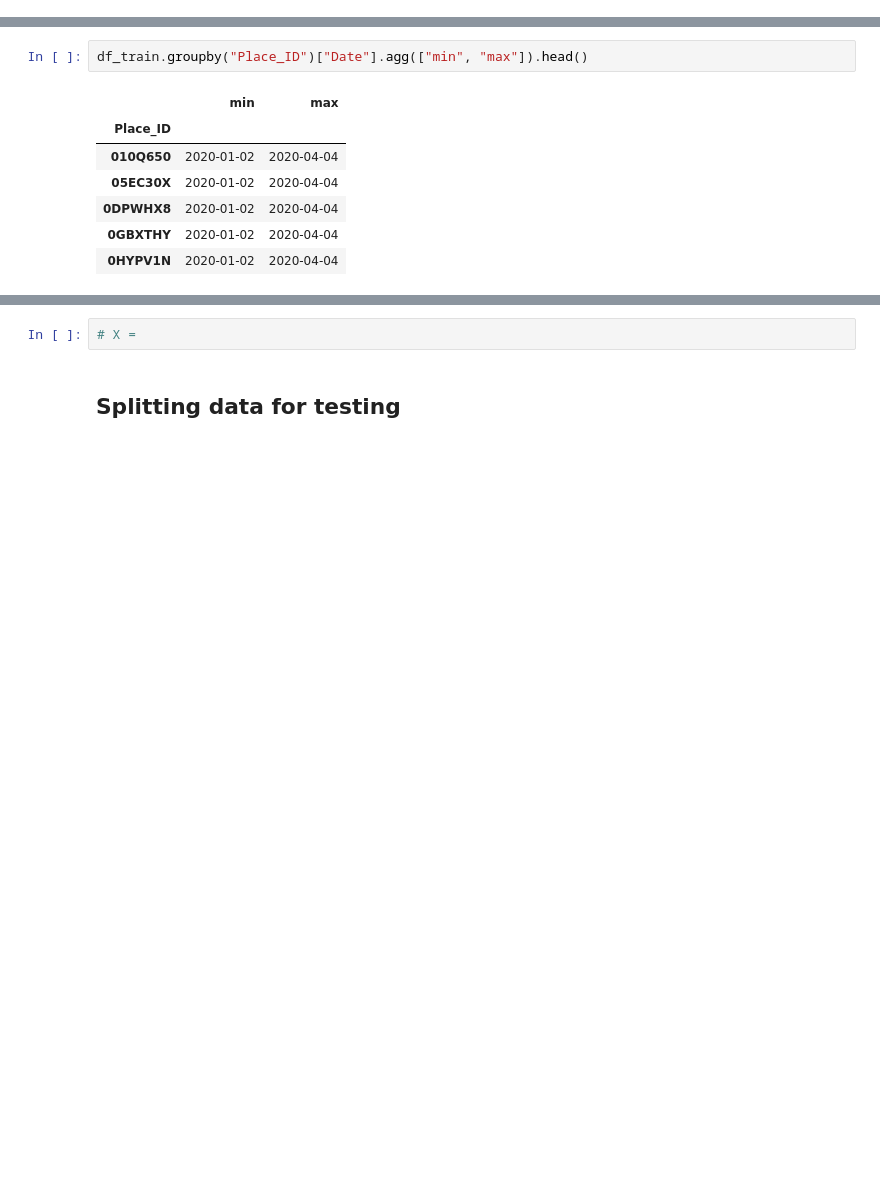
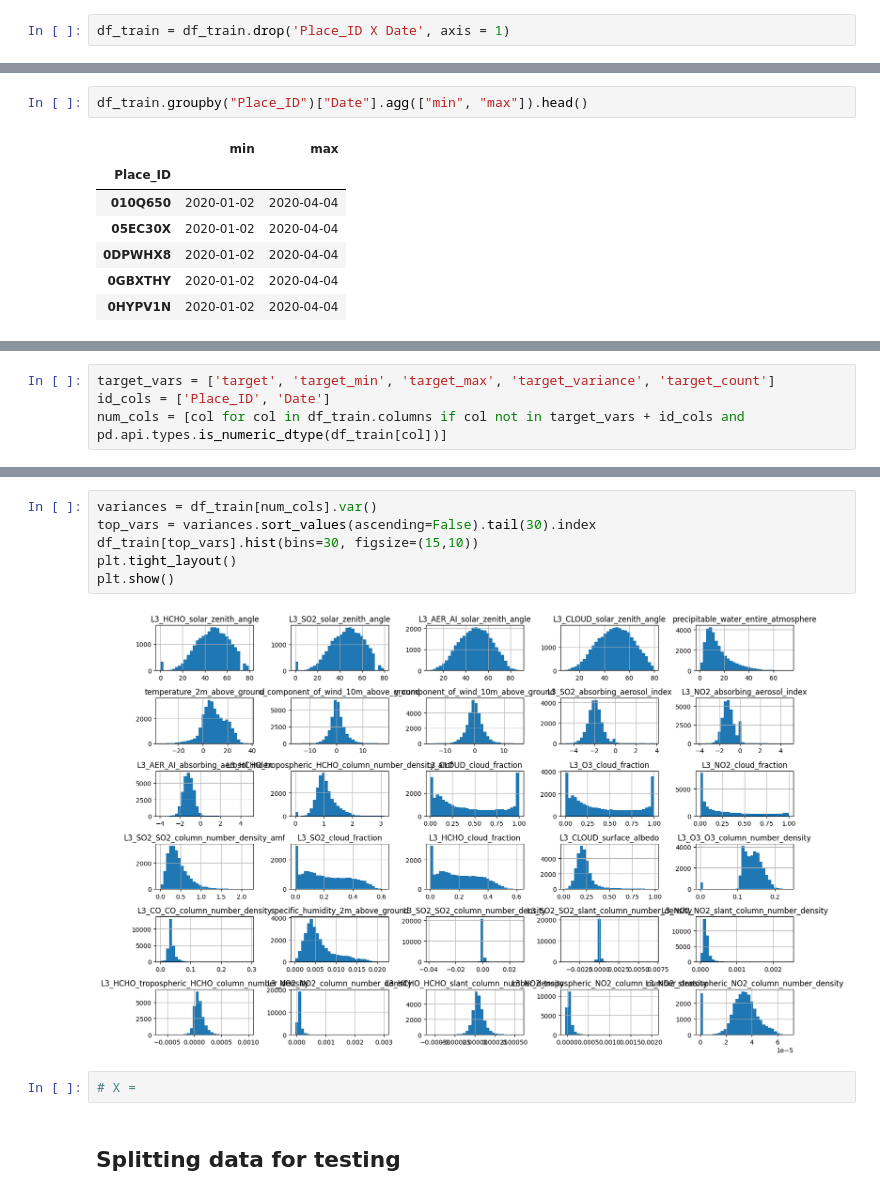
Before and after one commit to ilacosta14/Urban-Air-Pollution, a Jupyter notebook: Air_Poll.ipynb, the cells around one changed output, grey strips where cells are left out. Drawn from its saved outputs; the diff is of its cells as text; blank space fills up the shorter version.

```diff
--- a/Air_Poll.ipynb
+++ b/Air_Poll.ipynb
@@ -119,6 +119,8 @@ cols = df_train.columns[df_train.isna().sum() > 20000].tolist()
 df_train = df_train.drop(columns = cols)
 
 df_train = df_train.reset_index(drop=True)
+# %%
+df_train = df_train.drop('Place_ID X Date', axis = 1)
 # %%
 df_train.info()
 # %% [output]
@@ -167,0 +173,4 @@ df_train.groupby("Place_ID")["Date"].agg(["min", "max"]).head()
+# %%
+target_vars = ['target', 'target_min', 'target_max', 'target_variance', 'target_count']
+id_cols = ['Place_ID', 'Date']
+num_cols = [col for col in df_train.columns if col not in target_vars + id_cols and pd.api.types.is_numeric_dtype(df_train[col])]
@@ -168,3 +235,11 @@ df_train.groupby("Place_ID")["Date"].agg(["min", "max"]).head()
+# %%
+variances = df_train[num_cols].var()
+top_vars = variances.sort_values(ascending=False).tail(30).index
+df_train[top_vars].hist(bins=30, figsize=(15,10))
+plt.tight_layout()
+plt.show()
+# %% [output]
+[figure, added]
 # %%
 # X =
 # %% [markdown]
```
Also changed, not shown: parts of 11 cells of this notebook.
